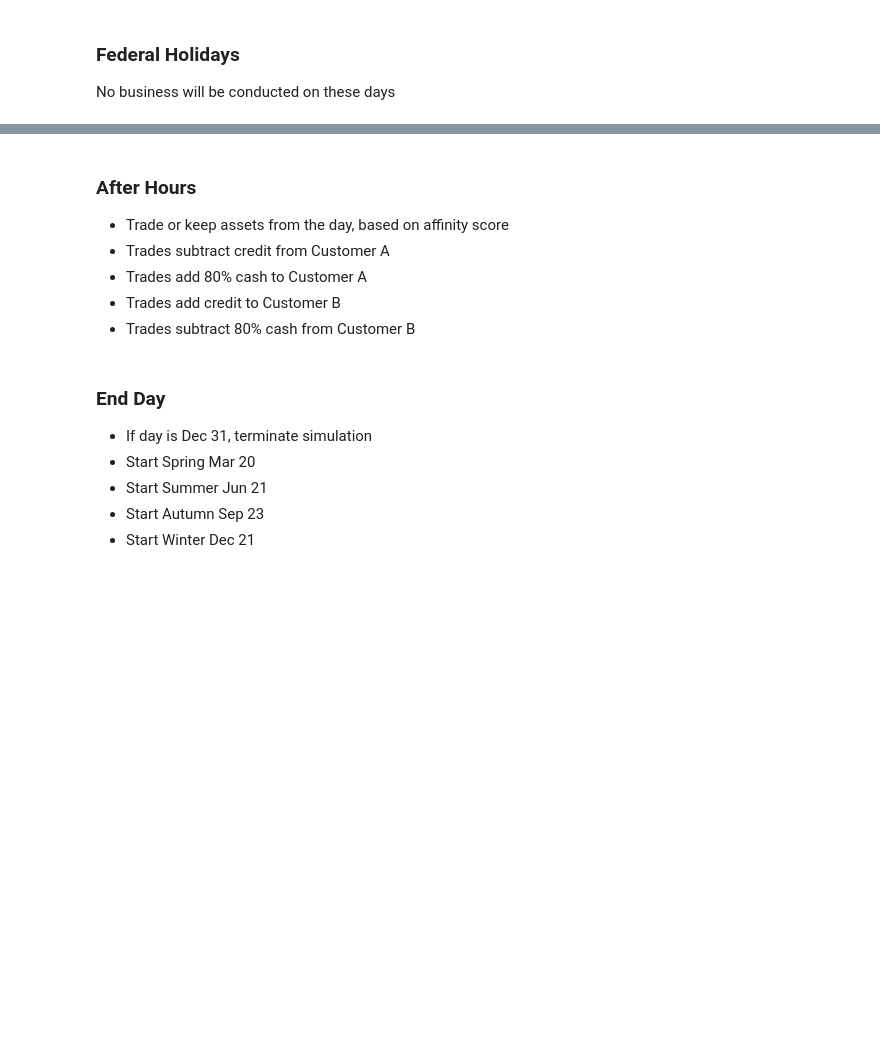
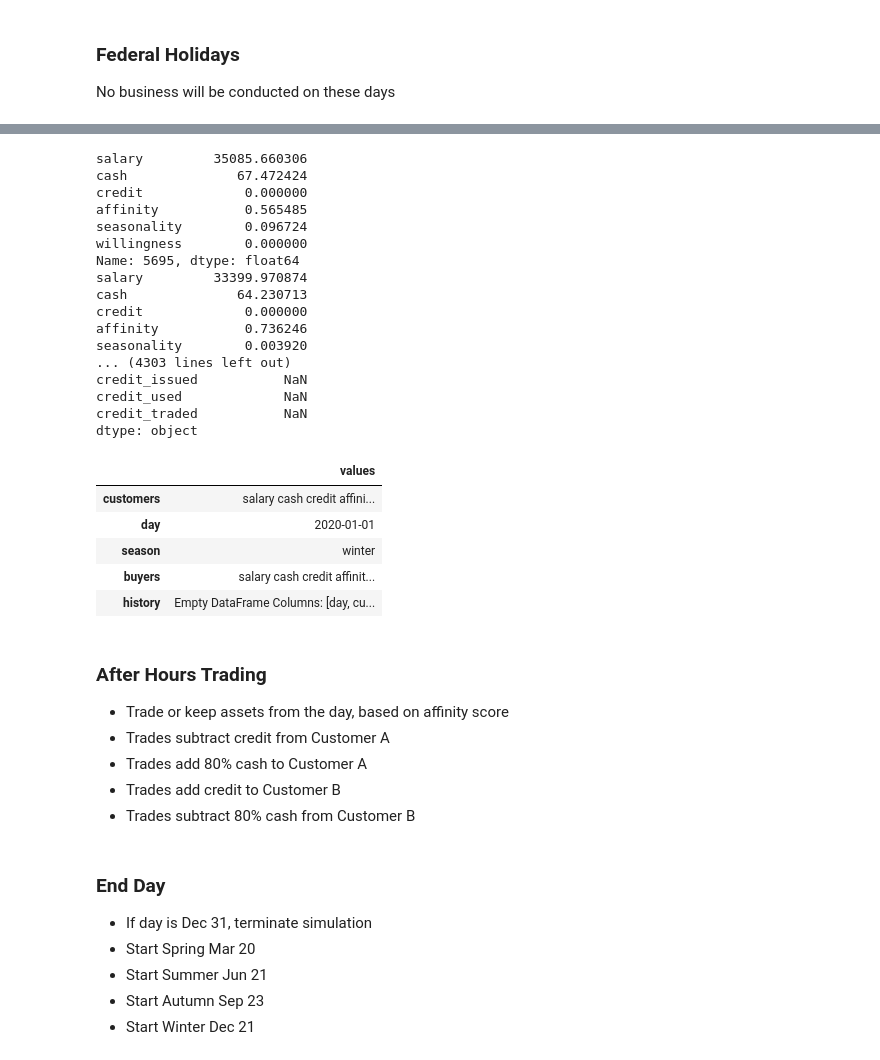
Before and after one commit to SamReeves/604, a Jupyter notebook: w7/project/simulation.ipynb, the cells around one changed output, grey strips where cells are left out. Cells and saved outputs as stored; diff of their text form; code cells hidden in the pictures; blank space fills up the shorter version.

```diff
--- a/w7/project/simulation.ipynb
+++ b/w7/project/simulation.ipynb
@@ -109,16 +148,26 @@ params = Params(
     holidays = holidays,
     exp_rate = 0.995,
     reward_rate = 0.1,
-    menu = set((8, 12, 16, 20, 24, 28, 32))
+    menu = (8, 12, 16, 20, 24, 28, 32),
+    capacity = 612
     )
 
 def make_system(params):
+    """
+    Make a system with the given parameters.
+    Returns: System object.
+    """
     init = State(
-        cust = params.customers,
+        customers = params.customers,
         day = date(2020, 1, 1),
-        season = 'winter'
+        season = 'winter',
+        buyers = None,
+        history = pd.DataFrame(columns=[
+            'day', 'customers', 'revenue', 'credit_issued',
+            'credit_used', 'credit_traded'])
         )
-    return System(params, init = init)
+
+    return System(params, state = init)
 
 system = make_system(params)
 # %% [markdown]
@@ -134,3 +182,23 @@ def start_day(system):
+# %%
+def start_day(system):
+    """
+    Start a day in the system.
+    Returns: System object.
+    """
+
+    # Potential customers are those who have cash or credit,
+    # and who don't hate the restaurant.
+    cash_buyers = system.state.customers[system.state.customers['cash'] >= 8]
+    credit_buyers = system.state.customers[system.state.customers['credit'] >= 8]
+
+    buyers = cash_buyers.merge(credit_buyers, how='outer')
+    buyers = buyers[buyers['affinity'] > 0.05]
+
+    # Customers are selected at random near the average daily total
+    n = int(np.random.normal(loc=params.capacity, scale=20))
+    system.state.buyers = buyers.sample(n)
+
+    return system
 # %% [markdown]
 ### Conduct Business
 
@@ -145,5 +257,33 @@ def conduct_business(system):
+# %%
+sys = start_day(system)
+sys = conduct_business(sys)
+sys.state
+# %% [output]
+salary         35085.660306
+cash              67.472424
+credit             0.000000
+affinity           0.565485
+seasonality        0.096724
+willingness        0.000000
+Name: 5695, dtype: float64
+salary         33399.970874
+cash              64.230713
+credit             0.000000
+affinity           0.736246
+seasonality        0.003920
+... (4303 lines left out)
+credit_issued           NaN
+credit_used             NaN
+credit_traded           NaN
+dtype: object
+|  | values |
+| customers | salary cash credit affini... |
+| day | 2020-01-01 |
+| season | winter |
+| buyers | salary cash credit affinit... |
+| history | Empty DataFrame Columns: [day, cu... |
 # %% [markdown]
-### After Hours
+### After Hours Trading
 
 * Trade or keep assets from the day, based on affinity score
 * Trades subtract credit from Customer A
```
Also changed, not shown: parts of 21 cells of this notebook.
